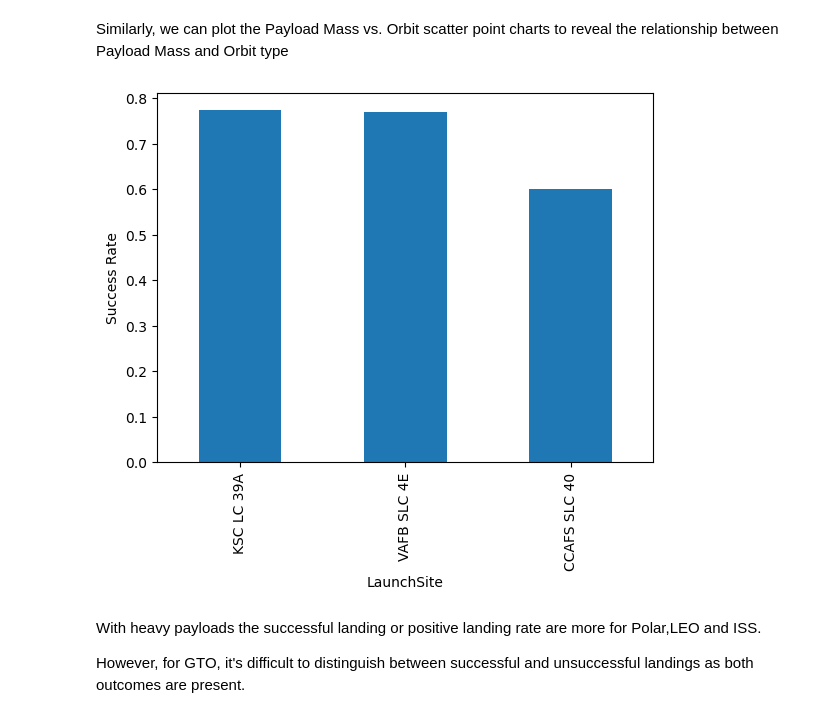
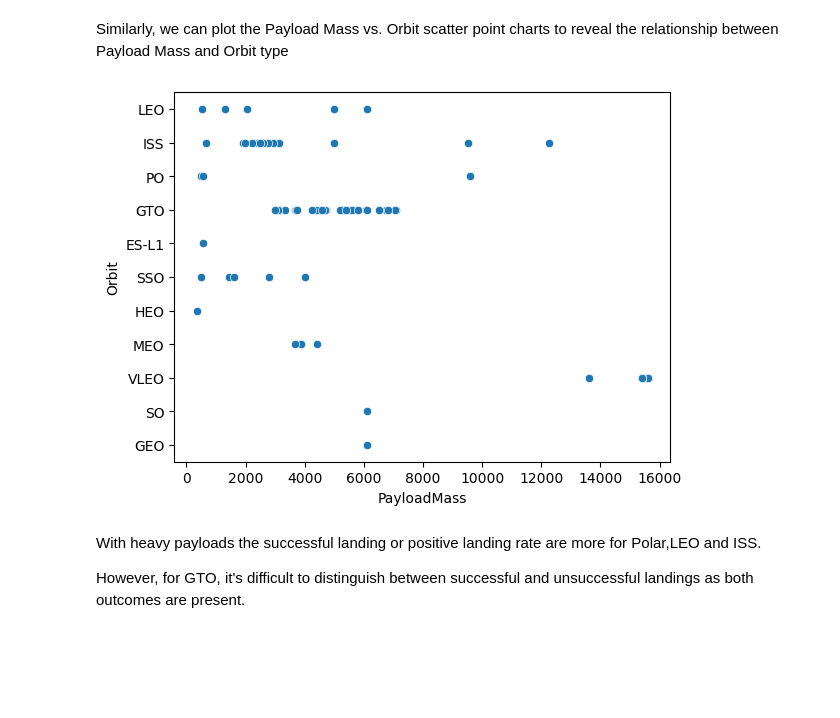
Before and after one commit to TheCodeGhoul/SpaceX, a Jupyter notebook: edadataviz.ipynb, the cells around one changed output. Saved outputs shown, nothing was run; the diff lists cells and outputs as text; code cells hidden in the pictures; blank space fills up the shorter version.

```diff
--- a/edadataviz.ipynb
+++ b/edadataviz.ipynb
@@ -146,9 +146,9 @@ Similarly, we can plot the Payload Mass vs. Orbit scatter point charts to reveal
 # %%
 # Plot a scatter point chart with x axis to be Payload Mass and y axis to be the Orbit, and hue to be the class value
 
-df.groupby("LaunchSite")["Class"].mean().sort_values(ascending=False).plot(kind="bar"); plt.ylabel("Success Rate"); plt.show()
+sns.scatterplot(data=df, x="PayloadMass", y="Orbit"); plt.show()
 # %% [output]
-[figure, old version]
+[figure, new version]
 # %% [markdown]
 With heavy payloads the successful landing or positive landing rate are more for Polar,LEO and ISS.
 
```
Also changed, not shown: parts of 1 cell of this notebook.
